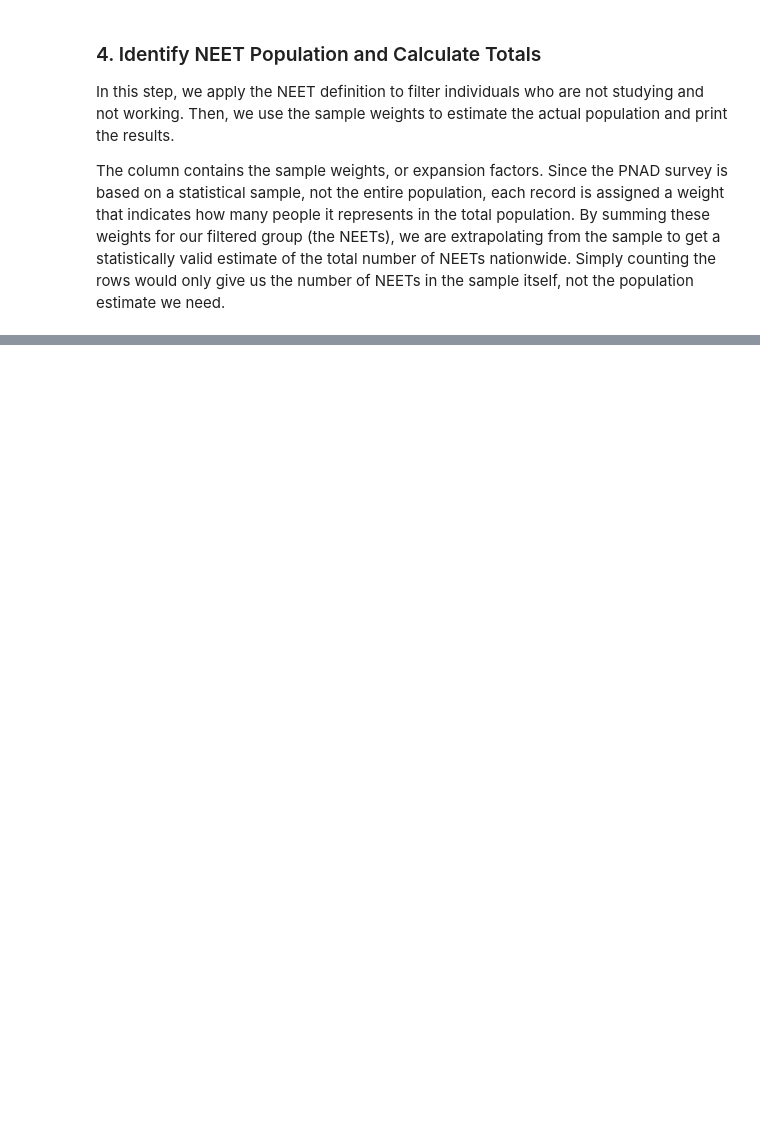
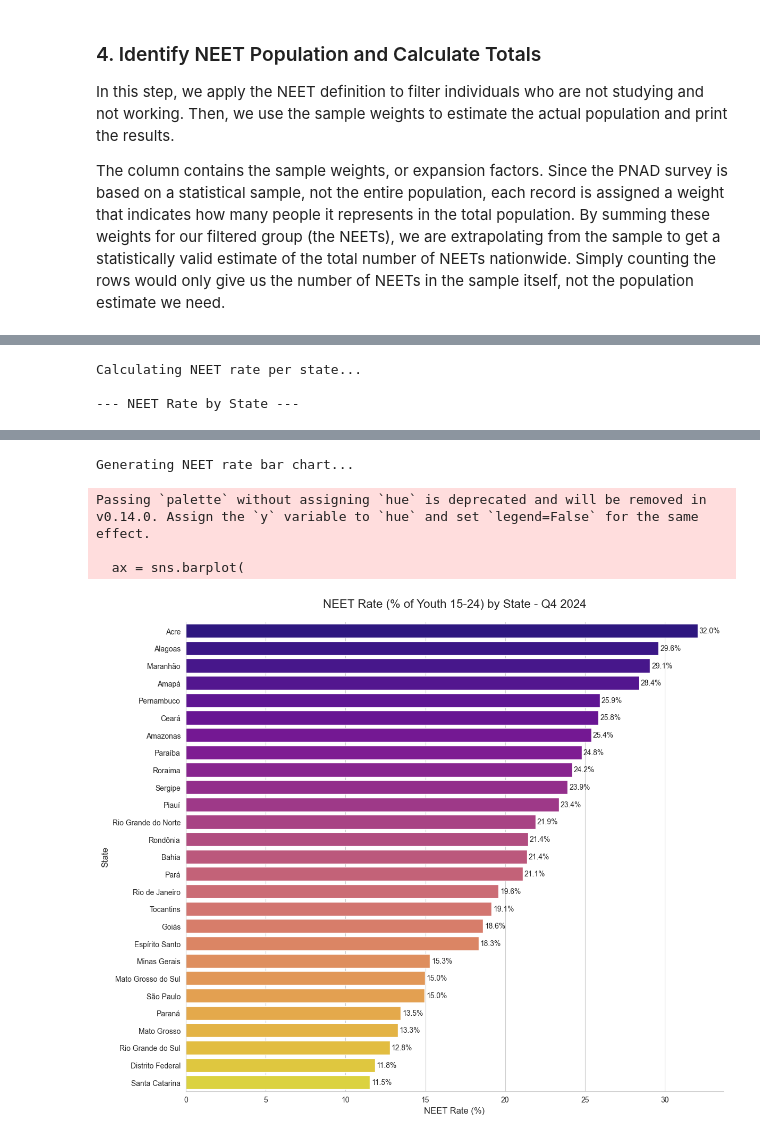
Before and after one commit to Ligia-pdf/NEETBrazil, a Jupyter notebook: newanalysis.ipynb, the cells around one changed output, grey strips where cells are left out. Drawn from its saved outputs; the diff is of its cells as text; code cells hidden in the pictures; blank space fills up the shorter version.

```diff
--- a/newanalysis.ipynb
+++ b/newanalysis.ipynb
@@ -246,0 +383,63 @@ Breakdown of NEET Population:
+# %%
+print("Calculating NEET rate per state...")
+
+# 1. Calculate the total youth population for each state
+# We use 'data_scope', which contains all youth (15-24) from Q4 2024
+total_youth_by_uf = data_scope.groupby('id_uf')['weight'].sum().reset_index()
+total_youth_by_uf.rename(columns={'weight': 'total_youth_population'}, inplace=True)
+
+# 2. Merge the total youth data with the NEET population data
+# 'neet_by_uf' was calculated in the previous step
+state_comparison = pd.merge(total_youth_by_uf, neet_by_uf, on='id_uf')
+
+# 3. Calculate the NEET rate (percentage)
+state_comparison['NEET_rate_pct'] = \
+    (state_comparison['NEET_population'] / state_comparison['total_youth_population']) * 100
+
+# 4. Sort by the highest NEET rate
+state_comparison_sorted = state_comparison.sort_values('NEET_rate_pct', ascending=False)
+
+
+# 5. Display the data table
+print("\n--- NEET Rate by State ---")
+# Format the columns for better readability
+display_table = state_comparison_sorted[['UF_name', 'NEET_population', 'total_youth_population', 'NEET_rate_pct']].set_index('UF_name')
+display_table['NEET_population'] = display_table['NEET_population'].apply('{:,.0f}'.format)
+display_table['total_youth_population'] = display_table['total_youth_population'].apply('{:,.0f}'.format)
+display_table['NEET_rate_pct'] = display_table['NEET_rate_pct'].apply('{:.1f}%'.format)
+
+display(display_table)
+
+
+# 6. Create the horizontal bar chart for NEET Rate
+print("\nGenerating NEET rate bar chart...")
+plt.figure(figsize=(12, 10))
+sns.set_style("whitegrid")
+
+ax = sns.barplot(
+    x='NEET_rate_pct',
+    y='UF_name',
+    data=state_comparison_sorted,
+    palette='plasma' # Using a different color palette
+)
+
+ax.set_title('NEET Rate (% of Youth 15-24) by State - Q4 2024', fontsize=16, pad=20)
+ax.set_xlabel('NEET Rate (%)', fontsize=12)
+ax.set_ylabel('State', fontsize=12)
+
+# Add data labels (percentages) to the end of the bars
+for p in ax.patches:
+    width = p.get_width()
+    ax.text(width + 0.1, # Position text slightly after the bar
+            p.get_y() + p.get_height() / 2.,
+            f'{width:.1f}%', # Format as percentage with one decimal place
+            ha='left',
+            va='center')
+
+sns.despine()
+plt.tight_layout()
+plt.show()
+# %% [output]
+Calculating NEET rate per state...
+
+--- NEET Rate by State ---
@@ -246,0 +464,5 @@ Breakdown of NEET Population:
+Generating NEET rate bar chart...
+Passing `palette` without assigning `hue` is deprecated and will be removed in v0.14.0. Assign the `y` variable to `hue` and set `legend=False` for the same effect.
+
+  ax = sns.barplot(
+[figure, added]
```
Also changed, not shown: parts of 14 cells of this notebook.
